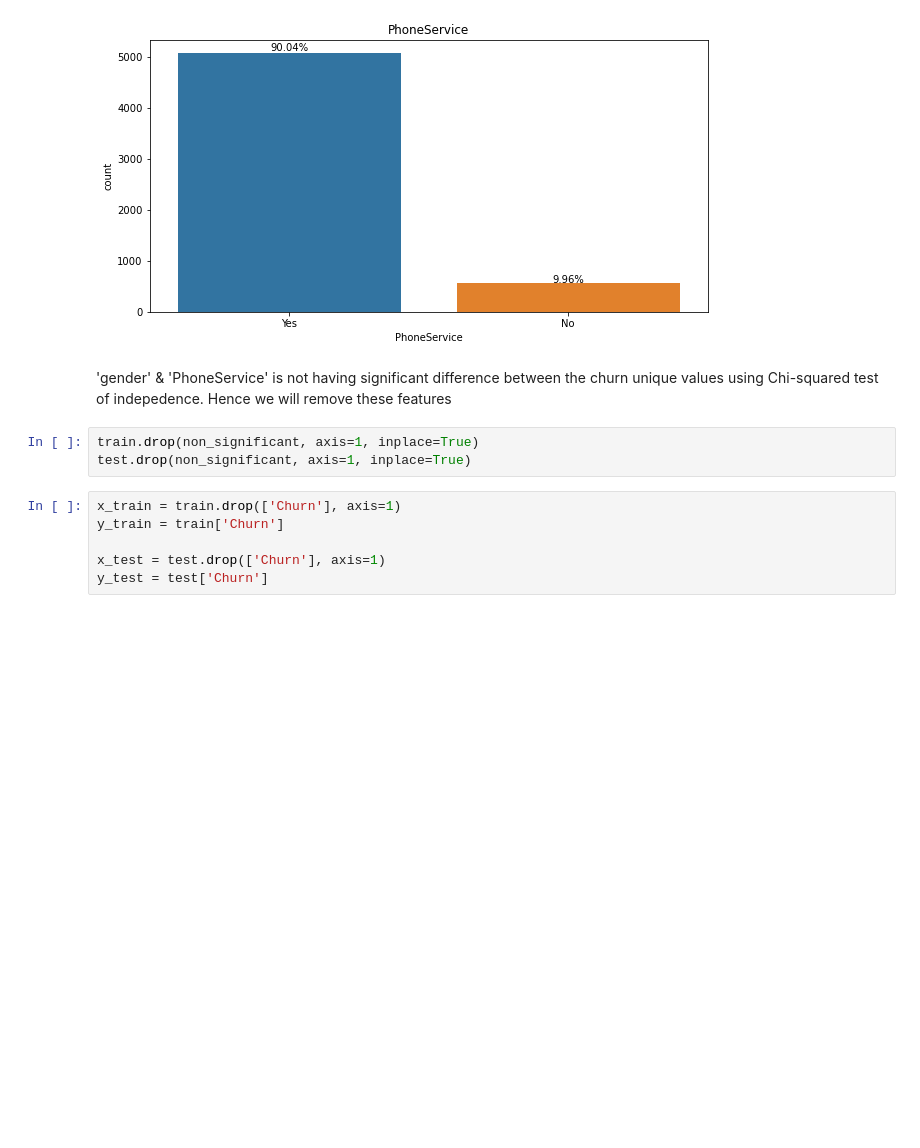
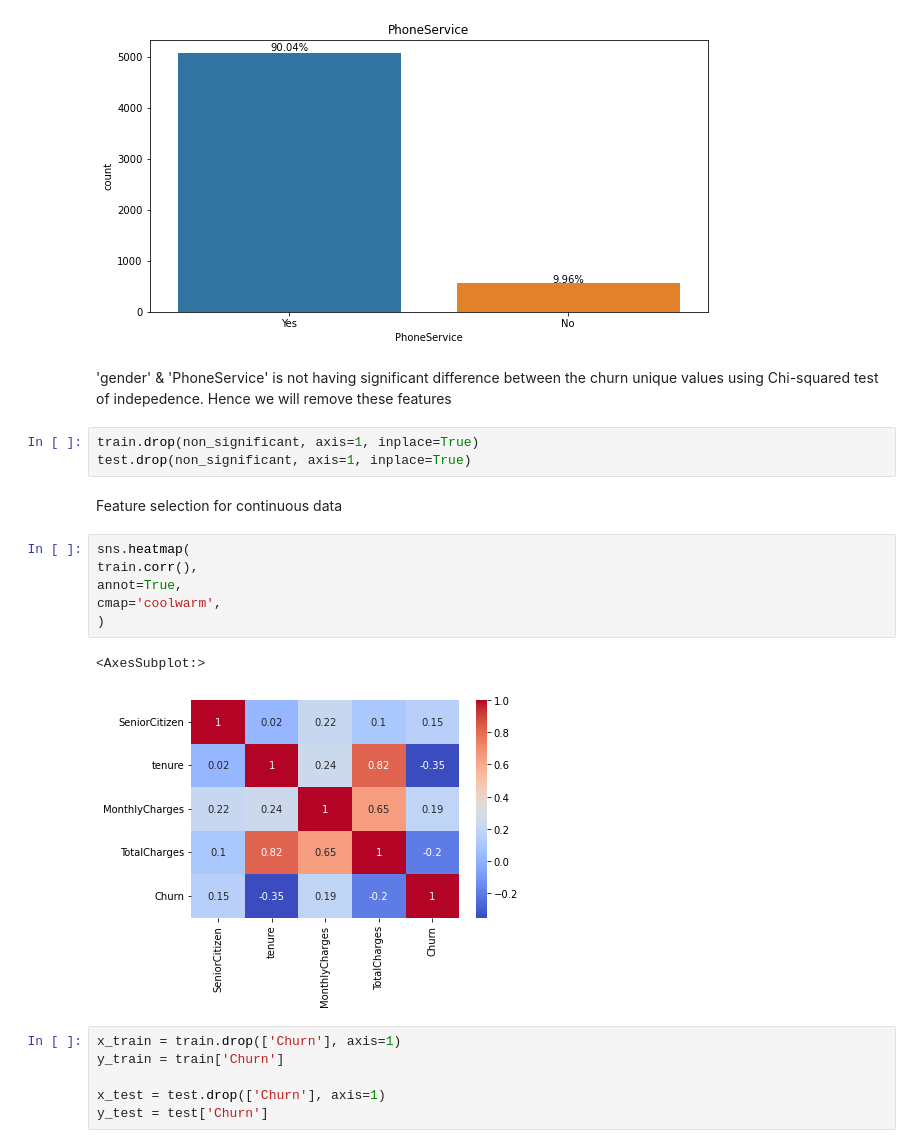
Before and after one commit to agno-nymous/Telco-customer-churn, a Jupyter notebook: notebooks/1_eda.ipynb, the cells around one changed output. Cells and saved outputs as stored; diff of their text form; blank space fills up the shorter version.

```diff
--- a/notebooks/1_eda.ipynb
+++ b/notebooks/1_eda.ipynb
@@ -160,6 +160,17 @@ for col in non_significant:
 # %%
 train.drop(non_significant, axis=1, inplace=True)
 test.drop(non_significant, axis=1, inplace=True)
+# %% [markdown]
+Feature selection for continuous data
+# %%
+sns.heatmap(
+train.corr(),
+annot=True,
+cmap='coolwarm',
+)
+# %% [output]
+<AxesSubplot:>
+[figure, added]
 # %%
 x_train = train.drop(['Churn'], axis=1)
 y_train = train['Churn']
```
Also changed, not shown: 1 other file.
